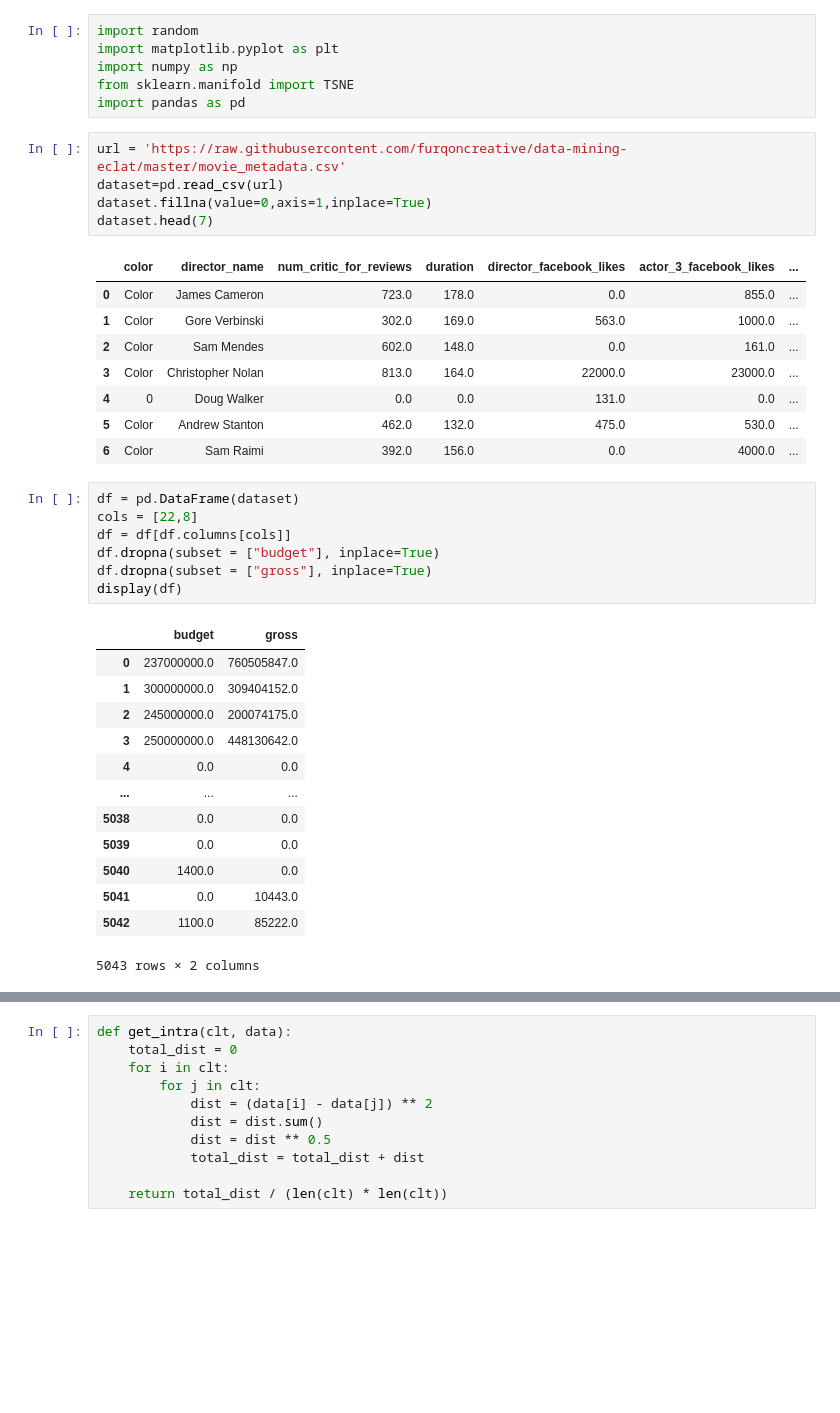
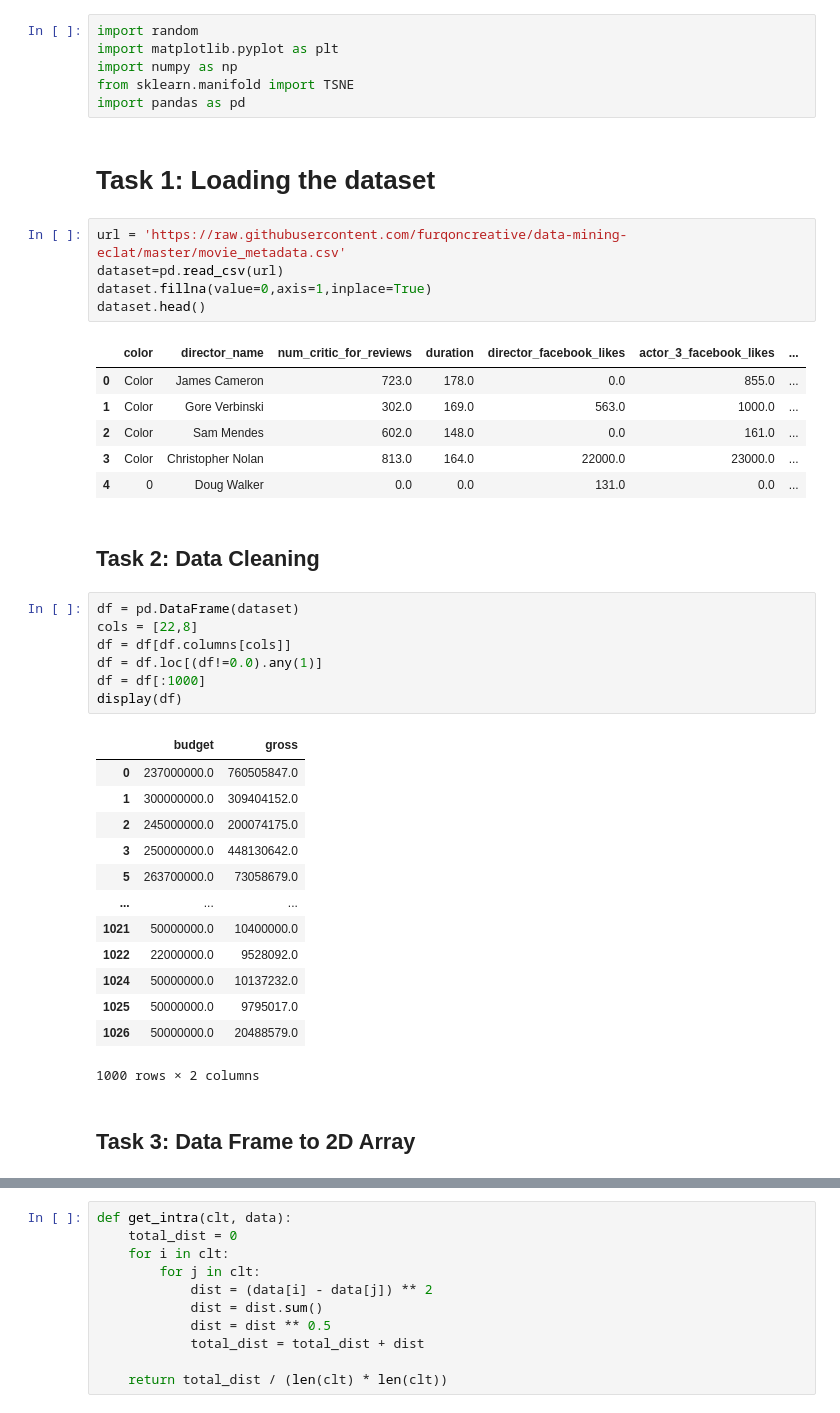
Before and after one commit to furqoncreative/clusterling-bisecting-kmeans, a Jupyter notebook: Bisecting_K_Means.ipynb, the cells around one changed output, grey strips where cells are left out. Saved outputs shown, nothing was run; the diff lists cells and outputs as text; blank space fills up the shorter version.

```diff
--- a/Bisecting_K_Means.ipynb
+++ b/Bisecting_K_Means.ipynb
@@ -6,11 +6,13 @@ import matplotlib.pyplot as plt
 import numpy as np
 from sklearn.manifold import TSNE
 import pandas as pd
+# %% [markdown]
+# Task 1: Loading the dataset
 # %%
 url = 'https://raw.githubusercontent.com/furqoncreative/data-mining-eclat/master/movie_metadata.csv'
 dataset=pd.read_csv(url)
 dataset.fillna(value=0,axis=1,inplace=True)
-dataset.head(7)
+dataset.head()
 # %% [output]
 |  | color | director_name | num_critic_for_reviews | duration | director_facebook_likes | actor_3_facebook_likes | ... |
 | 0 | Color | James Cameron | 723.0 | 178.0 | 0.0 | 855.0 | ... |
@@ -18,29 +20,31 @@ dataset.head(7)
 | 2 | Color | Sam Mendes | 602.0 | 148.0 | 0.0 | 161.0 | ... |
 | 3 | Color | Christopher Nolan | 813.0 | 164.0 | 22000.0 | 23000.0 | ... |
 | 4 | 0 | Doug Walker | 0.0 | 0.0 | 131.0 | 0.0 | ... |
-| 5 | Color | Andrew Stanton | 462.0 | 132.0 | 475.0 | 530.0 | ... |
-| 6 | Color | Sam Raimi | 392.0 | 156.0 | 0.0 | 4000.0 | ... |
+# %% [markdown]
+## Task 2: Data Cleaning
 # %%
 df = pd.DataFrame(dataset)
 cols = [22,8]
 df = df[df.columns[cols]]
-df.dropna(subset = ["budget"], inplace=True)
-df.dropna(subset = ["gross"], inplace=True)
+df = df.loc[(df!=0.0).any(1)]
+df = df[:1000]
 display(df)
 # %% [output]
 |  | budget | gross |
 | 0 | 237000000.0 | 760505847.0 |
 | 1 | 300000000.0 | 309404152.0 |
 | 2 | 245000000.0 | 200074175.0 |
 | 3 | 250000000.0 | 448130642.0 |
-| 4 | 0.0 | 0.0 |
+| 5 | 263700000.0 | 73058679.0 |
 | ... | ... | ... |
-| 5038 | 0.0 | 0.0 |
-| 5039 | 0.0 | 0.0 |
-| 5040 | 1400.0 | 0.0 |
-| 5041 | 0.0 | 10443.0 |
-| 5042 | 1100.0 | 85222.0 |
+| 1021 | 50000000.0 | 10400000.0 |
+| 1022 | 22000000.0 | 9528092.0 |
+| 1024 | 50000000.0 | 10137232.0 |
+| 1025 | 50000000.0 | 9795017.0 |
+| 1026 | 50000000.0 | 20488579.0 |
-5043 rows × 2 columns
+1000 rows × 2 columns
+# %% [markdown]
+## Task 3: Data Frame to 2D Array
 # %%
 data = df.to_numpy()
 print(data)
```
Also changed, not shown: parts of 6 cells of this notebook.
